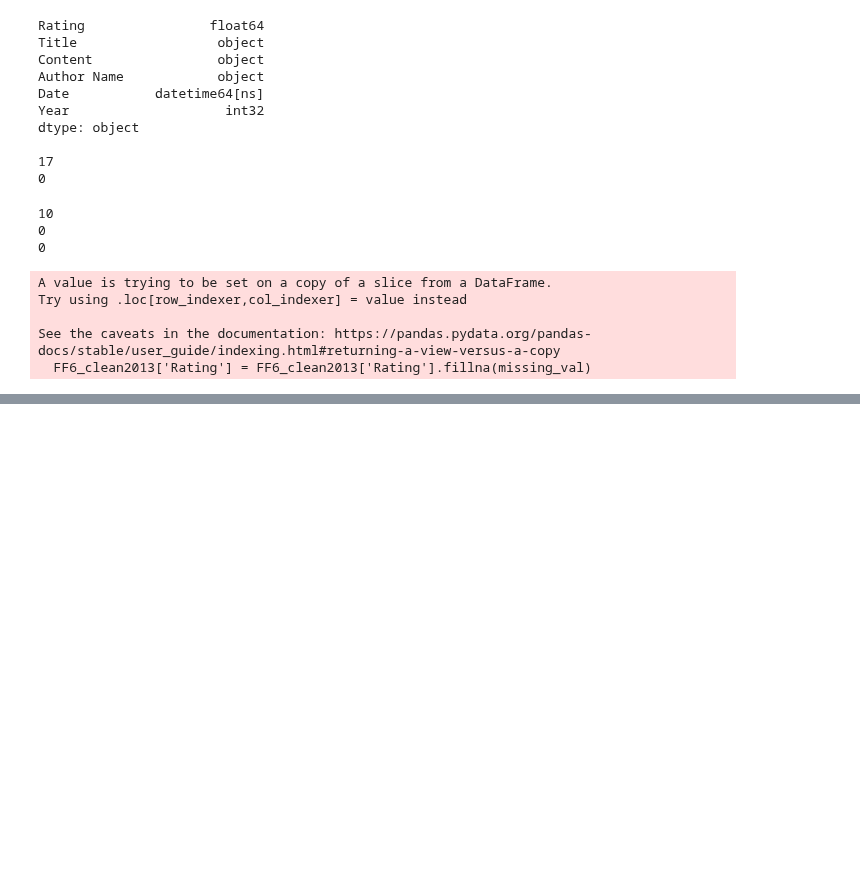
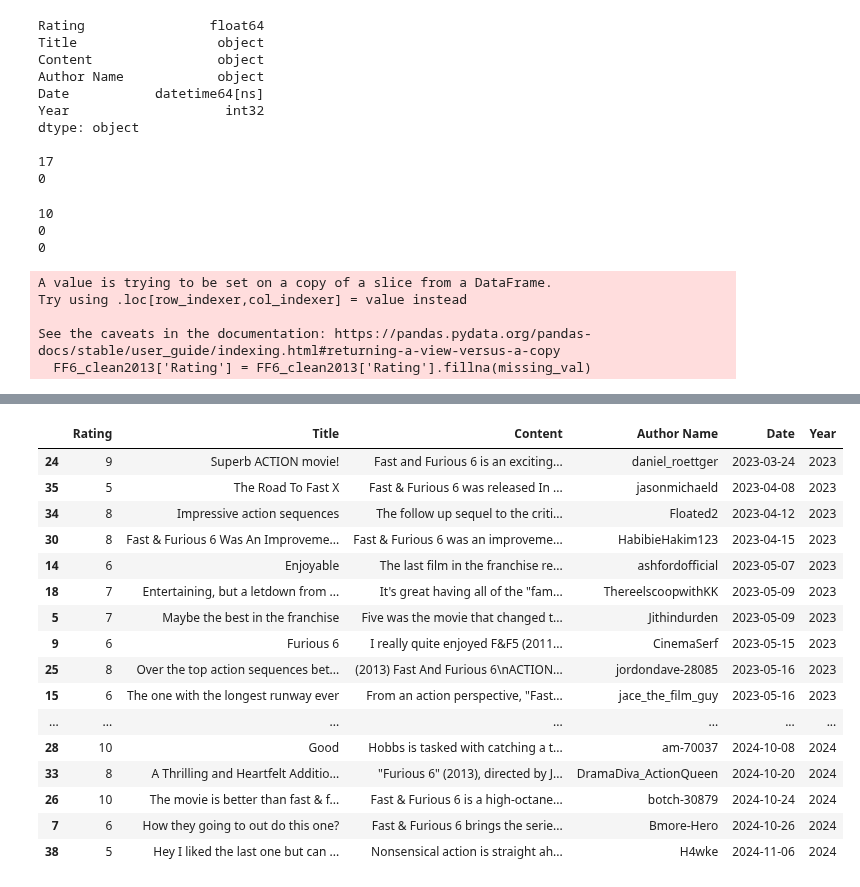
Before and after one commit to pwy7fv/DS-4002-Group-Projects, a Jupyter notebook: Scripts/FF6_clean.ipynb, the cells around one changed output, grey strips where cells are left out. Saved outputs shown, nothing was run; the diff lists cells and outputs as text; code cells hidden in the pictures; blank space fills up the shorter version.

```diff
--- a/Scripts/FF6_clean.ipynb
+++ b/Scripts/FF6_clean.ipynb
@@ -121,0 +93,3 @@ Name: count, dtype: int64
+# %%
+FF6_clean2013_2 = pd.read_csv('/Users/borayadiul/DS-4002-Group-Projects/DATA/Cleaned Data/FF6_clean2013_2.csv')
+FF6_clean_dec2 = pd.read_csv('/Users/borayadiul/DS-4002-Group-Projects/DATA/Cleaned Data/FF6_clean_dec_2.csv')
@@ -122 +125,33 @@ Name: count, dtype: int64
+# %%
+FF6_clean_dec2['Date'] = pd.to_datetime(FF6_clean_dec2['Date'])
+sample4 = FF6_clean_dec2['Date'].dt.year
+FF6_clean_dec2['Year'] = sample4
+FF6_clean_dec2
+# %%
+FF6_clean_dec2['Date'] = pd.to_datetime(FF6_clean_dec2['Date'])
+sample5 = FF6_clean_dec2['Date'].dt.year
+FF6_clean_dec2['Year'] = sample5
+FF6_clean_dec2
+
+FF6_clean_dec2 = FF6_clean_dec2.drop("Unnamed: 0", axis = 'columns')
+FF6_clean_dec2 = FF6_clean_dec2.sort_values(by="Date", ascending = True)
+FF6_clean_dec2
+# %% [output]
+|  | Rating | Title | Content | Author Name | Date | Year |
+| 24 | 9 | Superb ACTION movie! | Fast and Furious 6 is an exciting... | daniel_roettger | 2023-03-24 | 2023 |
+| 35 | 5 | The Road To Fast X | Fast & Furious 6 was released In ... | jasonmichaeld | 2023-04-08 | 2023 |
+| 34 | 8 | Impressive action sequences | The follow up sequel to the criti... | Floated2 | 2023-04-12 | 2023 |
+| 30 | 8 | Fast & Furious 6 Was An Improveme... | Fast & Furious 6 was an improveme... | HabibieHakim123 | 2023-04-15 | 2023 |
+| 14 | 6 | Enjoyable | The last film in the franchise re... | ashfordofficial | 2023-05-07 | 2023 |
+| 18 | 7 | Entertaining, but a letdown from ... | It's great having all of the "fam... | ThereelscoopwithKK | 2023-05-09 | 2023 |
+| 5 | 7 | Maybe the best in the franchise | Five was the movie that changed t... | Jithindurden | 2023-05-09 | 2023 |
+| 9 | 6 | Furious 6 | I really quite enjoyed F&F5 (2011... | CinemaSerf | 2023-05-15 | 2023 |
+| 25 | 8 | Over the top action sequences bet... | (2013) Fast And Furious 6\nACTION... | jordondave-28085 | 2023-05-16 | 2023 |
+| 15 | 6 | The one with the longest runway ever | From an action perspective, "Fast... | jace_the_film_guy | 2023-05-16 | 2023 |
+| ... | ... | ... | ... | ... | ... | ... |
+| 28 | 10 | Good | Hobbs is tasked with catching a t... | am-70037 | 2024-10-08 | 2024 |
+| 33 | 8 | A Thrilling and Heartfelt Additio... | "Furious 6" (2013), directed by J... | DramaDiva_ActionQueen | 2024-10-20 | 2024 |
+| 26 | 10 | The movie is better than fast & f... | Fast & Furious 6 is a high-octane... | botch-30879 | 2024-10-24 | 2024 |
+| 7 | 6 | How they going to out do this one? | Fast & Furious 6 brings the serie... | Bmore-Hero | 2024-10-26 | 2024 |
+| 38 | 5 | Hey I liked the last one but can ... | Nonsensical action is straight ah... | H4wke | 2024-11-06 | 2024 |
 # %%
```
Also changed, not shown: parts of 8 cells of this notebook, 7 other files.
